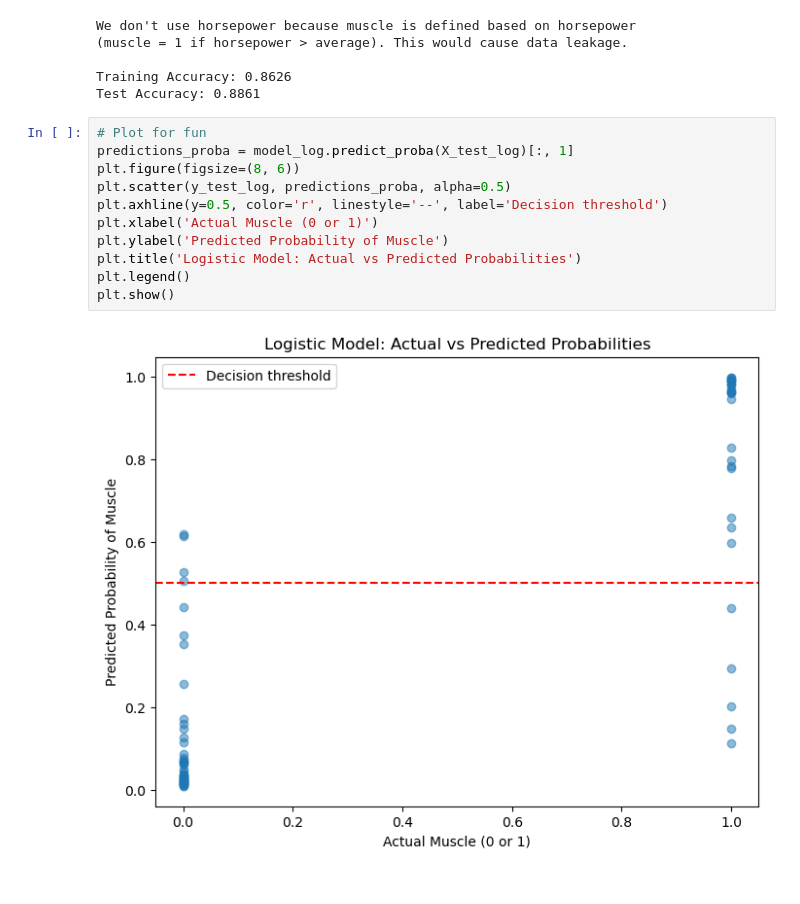
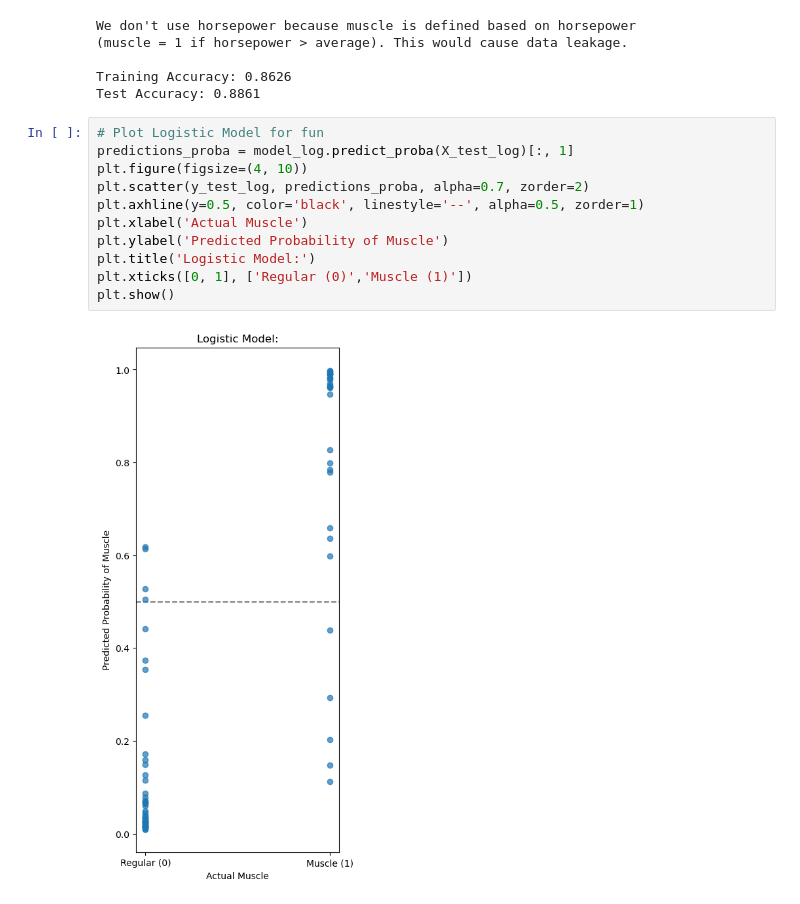
Before and after one commit to henrfo/PSY9511-Machine-learning-, a Jupyter notebook: assignment_2.ipynb, the cells around one changed output. Cells and saved outputs as stored; diff of their text form.

```diff
--- a/assignment_2.ipynb
+++ b/assignment_2.ipynb
@@ -213,15 +210,15 @@ We don't use horsepower because muscle is defined based on horsepower
 Training Accuracy: 0.8626
 Test Accuracy: 0.8861
 # %%
-# Plot for fun
+# Plot Logistic Model for fun
 predictions_proba = model_log.predict_proba(X_test_log)[:, 1]
-plt.figure(figsize=(8, 6))
-plt.scatter(y_test_log, predictions_proba, alpha=0.5)
-plt.axhline(y=0.5, color='r', linestyle='--', label='Decision threshold')
-plt.xlabel('Actual Muscle (0 or 1)')
+plt.figure(figsize=(4, 10))
+plt.scatter(y_test_log, predictions_proba, alpha=0.7, zorder=2)
+plt.axhline(y=0.5, color='black', linestyle='--', alpha=0.5, zorder=1)
+plt.xlabel('Actual Muscle')
 plt.ylabel('Predicted Probability of Muscle')
-plt.title('Logistic Model: Actual vs Predicted Probabilities')
-plt.legend()
+plt.title('Logistic Model:')
+plt.xticks([0, 1], ['Regular (0)','Muscle (1)'])
 plt.show()
 # %% [output]
-[figure, old version]
+[figure, new version]
```
Also changed, not shown: parts of 3 cells of this notebook.
